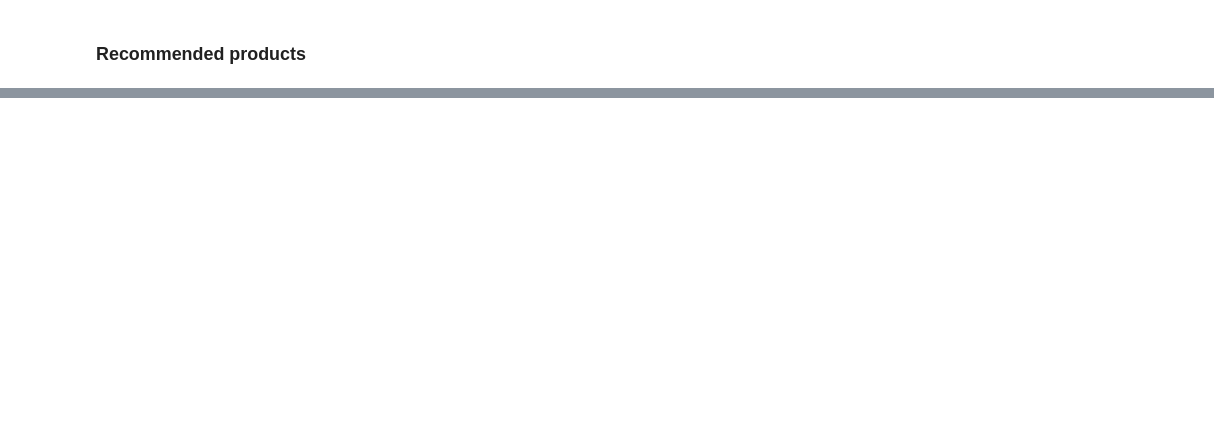
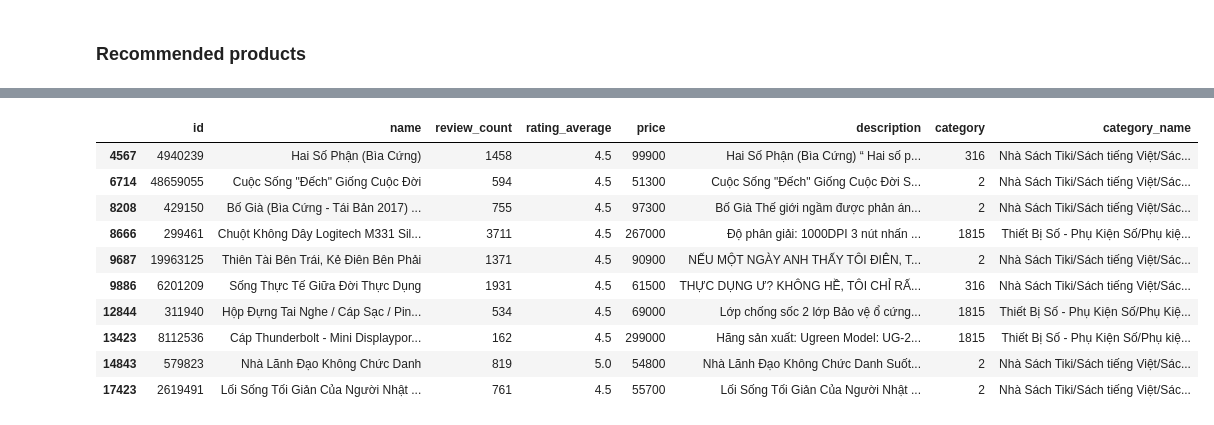
Before and after one commit to ktgiahieu/Tiki-Recommender-System, a Jupyter notebook: TikiRecommender.ipynb, the cells around one changed output, grey strips where cells are left out. Cells and saved outputs as stored; diff of their text form; code cells hidden in the pictures; blank space fills up the shorter version.

```diff
--- a/TikiRecommender.ipynb
+++ b/TikiRecommender.ipynb
@@ -240,0 +160,7 @@ def collaborative_recommender(customer_id):
+# %%
+import networkx as nx
+G = nx.Graph()
+G.add_nodes_from(orig_ratings['customer_id'].apply(lambda x: 'u'+str(x)).unique(), bipartite = 'user')
+G.add_nodes_from(orig_ratings['product_id'].apply(lambda x: 'i'+str(x)).unique(), bipartite = 'item')
+product_customer_edges = [('u'+str(x['customer_id']), 'i'+str(x['product_id']), x['rating']) for i,x in orig_ratings.iterrows()]
+G.add_weighted_edges_from(product_customer_edges)
@@ -240,0 +169,3 @@ def collaborative_recommender(customer_id):
+# %%
+user_nodes = [n for n in G.nodes() if G.nodes[n]['bipartite'] == 'user']
+item_nodes = [n for n in G.nodes() if G.nodes[n]['bipartite'] == 'item']
@@ -241 +206,22 @@ def collaborative_recommender(customer_id):
+# %%
+import random
+def baseline(user_u, user_v):
+    return random.random()
+
+def jaccard_coef(user_u, user_v):
+    return list(nx.jaccard_coefficient(G, [(user_u, user_v)]))[0][2]
+
+from scipy.stats import pearsonr
+def weighted_pearson_corr(user_u, user_v, H = 50):
+    common_items = list(nx.common_neighbors(G, user_u, user_v))
+    user_u_ratings = []
+    user_v_ratings = []
+    for common_item in common_items:
+        user_u_ratings.append(G[user_u][common_item]['weight'])
+        user_v_ratings.append(G[user_v][common_item]['weight'])
+    pearson_corr = pearsonr(user_u_ratings, user_v_ratings)
+    if len(common_items) < H:
+        return pearson_corr[0] * len(common_items) / H
+    else:
+        return pearson_corr[0]
 # %% [markdown]
@@ -279,0 +260,14 @@ collaborative_recommender(customer_id)
+# %%
+user_collaborative_recommender(customer_id, jaccard_coef)
+# %% [output]
+|  | id | name | review_count | rating_average | price | description | category | category_name |
+| 4567 | 4940239 | Hai Số Phận (Bìa Cứng) | 1458 | 4.5 | 99900 | Hai Số Phận (Bìa Cứng) “ Hai số p... | 316 | Nhà Sách Tiki/Sách tiếng Việt/Sác... |
+| 6714 | 48659055 | Cuộc Sống "Đếch" Giống Cuộc Đời | 594 | 4.5 | 51300 | Cuộc Sống "Đếch" Giống Cuộc Đời S... | 2 | Nhà Sách Tiki/Sách tiếng Việt/Sác... |
+| 8208 | 429150 | Bố Già (Bìa Cứng - Tái Bản 2017) ... | 755 | 4.5 | 97300 | Bố Già Thế giới ngầm được phản án... | 2 | Nhà Sách Tiki/Sách tiếng Việt/Sác... |
+| 8666 | 299461 | Chuột Không Dây Logitech M331 Sil... | 3711 | 4.5 | 267000 | Độ phân giải: 1000DPI 3 nút nhấn ... | 1815 | Thiết Bị Số - Phụ Kiện Số/Phụ kiệ... |
+| 9687 | 19963125 | Thiên Tài Bên Trái, Kẻ Điên Bên Phải | 1371 | 4.5 | 90900 | NẾU MỘT NGÀY ANH THẤY TÔI ĐIÊN, T... | 2 | Nhà Sách Tiki/Sách tiếng Việt/Sác... |
+| 9886 | 6201209 | Sống Thực Tế Giữa Đời Thực Dụng | 1931 | 4.5 | 61500 | THỰC DỤNG Ư? KHÔNG HỀ, TÔI CHỈ RẤ... | 316 | Nhà Sách Tiki/Sách tiếng Việt/Sác... |
+| 12844 | 311940 | Hộp Đựng Tai Nghe / Cáp Sạc / Pin... | 534 | 4.5 | 69000 | Lớp chống sốc 2 lớp Bảo vệ ổ cứng... | 1815 | Thiết Bị Số - Phụ Kiện Số/Phụ Kiệ... |
+| 13423 | 8112536 | Cáp Thunderbolt - Mini Displaypor... | 162 | 4.5 | 299000 | Hãng sản xuất: Ugreen Model: UG-2... | 1815 | Thiết Bị Số - Phụ Kiện Số/Phụ kiệ... |
+| 14843 | 579823 | Nhà Lãnh Đạo Không Chức Danh | 819 | 5.0 | 54800 | Nhà Lãnh Đạo Không Chức Danh Suốt... | 2 | Nhà Sách Tiki/Sách tiếng Việt/Sác... |
+| 17423 | 2619491 | Lối Sống Tối Giản Của Người Nhật ... | 761 | 4.5 | 55700 | Lối Sống Tối Giản Của Người Nhật ... | 2 | Nhà Sách Tiki/Sách tiếng Việt/Sác... |
```
Also changed, not shown: parts of 26 cells of this notebook.
